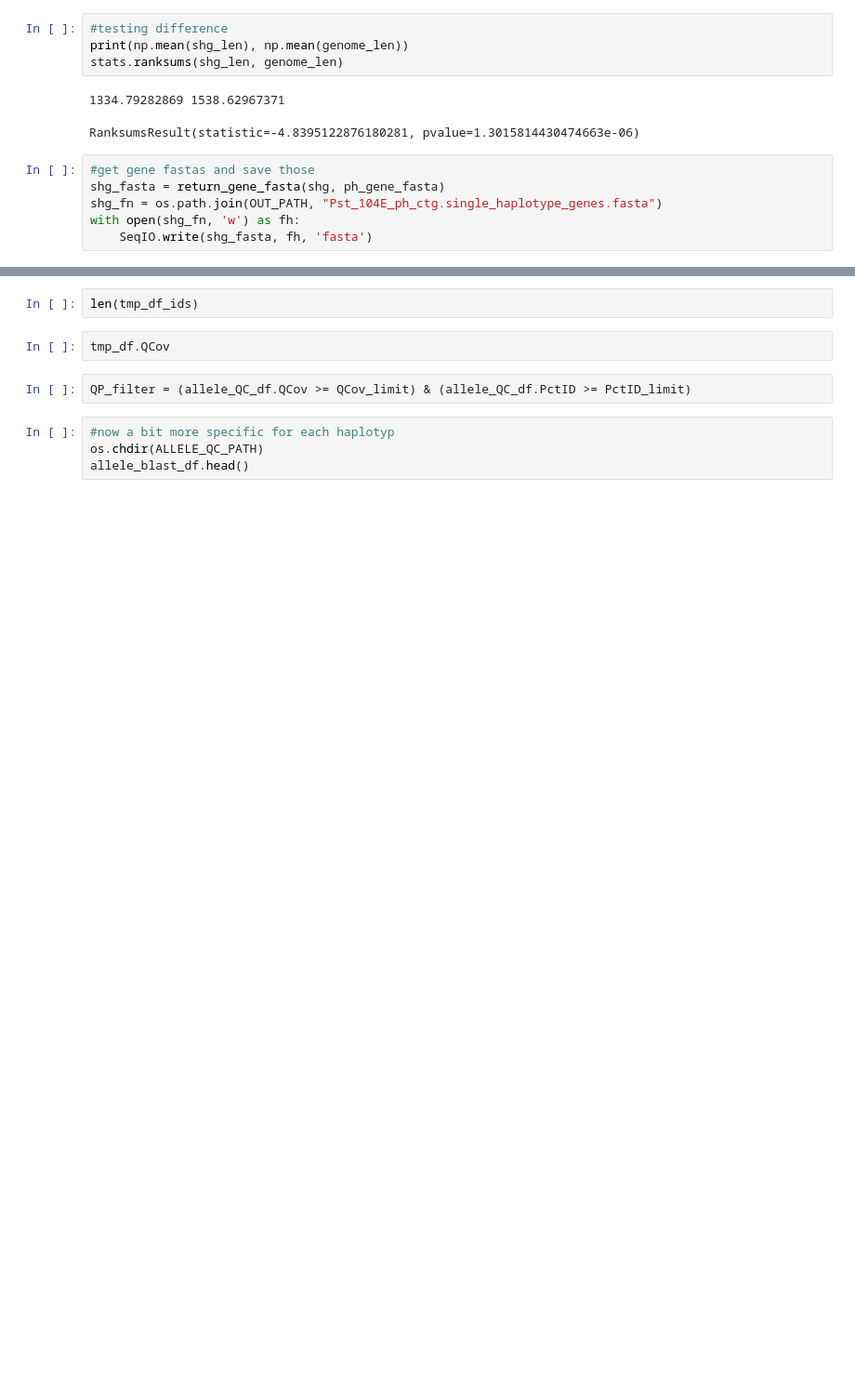
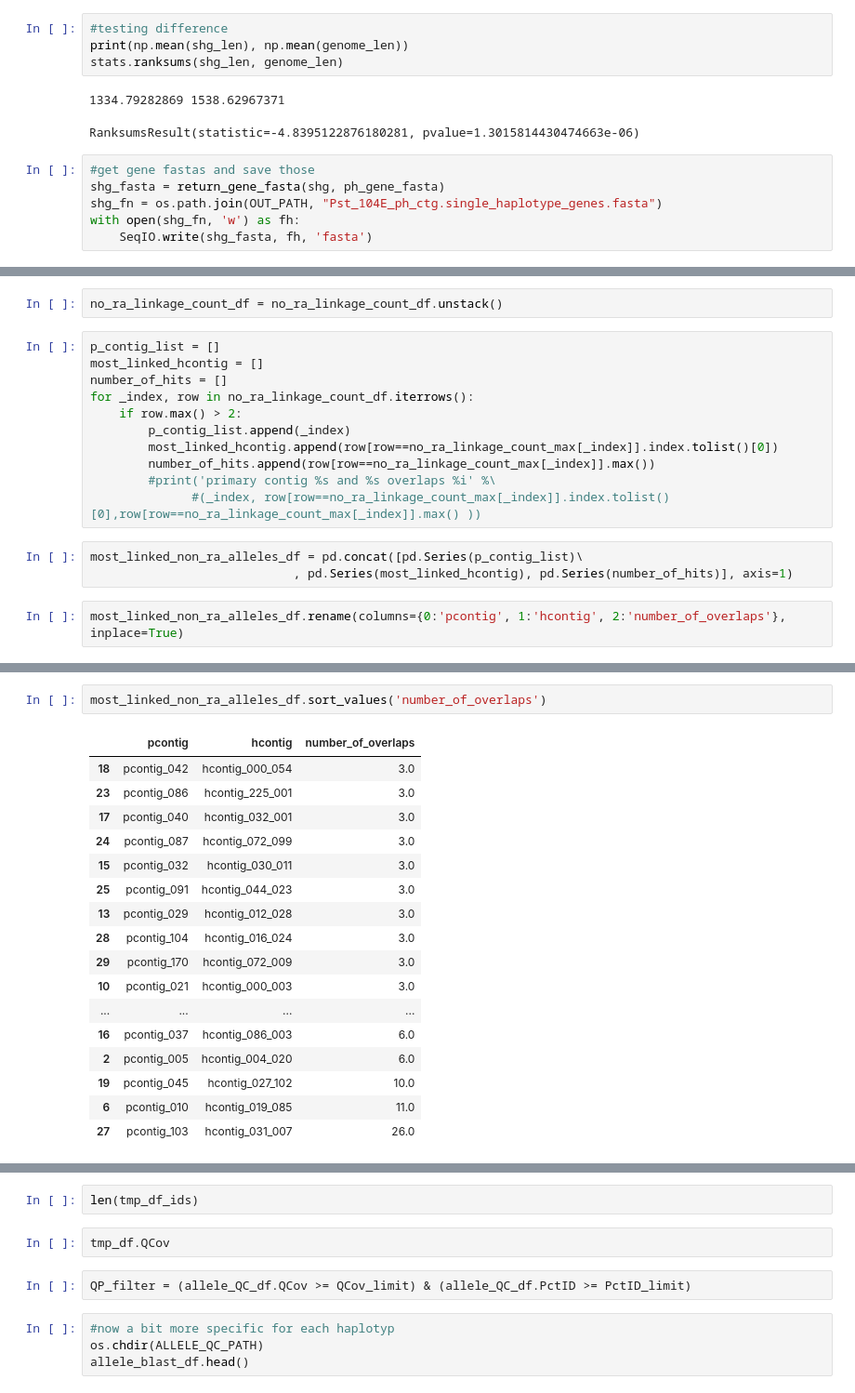
Before and after one commit to BenjaminSchwessinger/Pst_104E_analysis, a Jupyter notebook: Pst_104E_v12_post_allele_analysis_v02.ipynb, the cells around one changed output, grey strips where cells are left out. Shown at 93% size. Drawn from its saved outputs; the diff is of its cells as text; blank space fills up the shorter version.

Commit message:
in the post allele analysis I moved on to look at the non-respective overlap and pull out gene sequeneces for the best candidtes

```diff
--- a/Pst_104E_v12_post_allele_analysis_v02.ipynb
+++ b/Pst_104E_v12_post_allele_analysis_v02.ipynb
@@ -500,0 +513,18 @@ Looking at the command line this seems all a bit silly.
+# %%
+no_ra_linkage_count_df = no_ra_linkage_count_df.unstack()
+# %%
+p_contig_list = []
+most_linked_hcontig = []
+number_of_hits = []
+for _index, row in no_ra_linkage_count_df.iterrows():
+    if row.max() > 2:
+        p_contig_list.append(_index)
+        most_linked_hcontig.append(row[row==no_ra_linkage_count_max[_index]].index.tolist()[0])
+        number_of_hits.append(row[row==no_ra_linkage_count_max[_index]].max())
+        #print('primary contig %s and %s overlaps %i' %\
+              #(_index, row[row==no_ra_linkage_count_max[_index]].index.tolist()[0],row[row==no_ra_linkage_count_max[_index]].max() ))
+# %%
+most_linked_non_ra_alleles_df = pd.concat([pd.Series(p_contig_list)\
+                            , pd.Series(most_linked_hcontig), pd.Series(number_of_hits)], axis=1)
+# %%
+most_linked_non_ra_alleles_df.rename(columns={0:'pcontig', 1:'hcontig', 2:'number_of_overlaps'}, inplace=True)
@@ -500,0 +555,20 @@ Looking at the command line this seems all a bit silly.
+# %%
+most_linked_non_ra_alleles_df.sort_values('number_of_overlaps')
+# %% [output]
+|  | pcontig | hcontig | number_of_overlaps |
+| 18 | pcontig_042 | hcontig_000_054 | 3.0 |
+| 23 | pcontig_086 | hcontig_225_001 | 3.0 |
+| 17 | pcontig_040 | hcontig_032_001 | 3.0 |
+| 24 | pcontig_087 | hcontig_072_099 | 3.0 |
+| 15 | pcontig_032 | hcontig_030_011 | 3.0 |
+| 25 | pcontig_091 | hcontig_044_023 | 3.0 |
+| 13 | pcontig_029 | hcontig_012_028 | 3.0 |
+| 28 | pcontig_104 | hcontig_016_024 | 3.0 |
+| 29 | pcontig_170 | hcontig_072_009 | 3.0 |
+| 10 | pcontig_021 | hcontig_000_003 | 3.0 |
+| ... | ... | ... | ... |
+| 16 | pcontig_037 | hcontig_086_003 | 6.0 |
+| 2 | pcontig_005 | hcontig_004_020 | 6.0 |
+| 19 | pcontig_045 | hcontig_027_102 | 10.0 |
+| 6 | pcontig_010 | hcontig_019_085 | 11.0 |
+| 27 | pcontig_103 | hcontig_031_007 | 26.0 |
```
Also changed, not shown: parts of 14 cells of this notebook, 2 other files.
